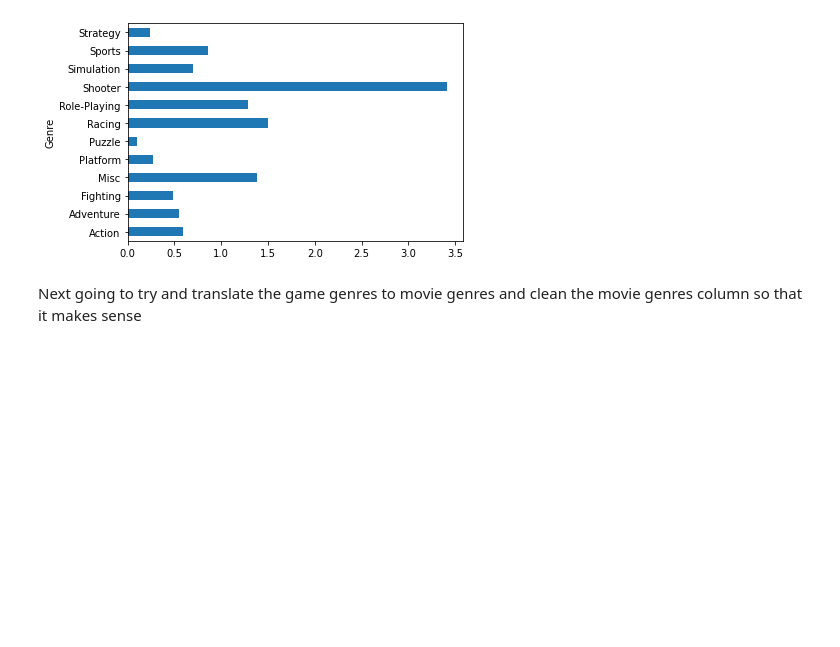
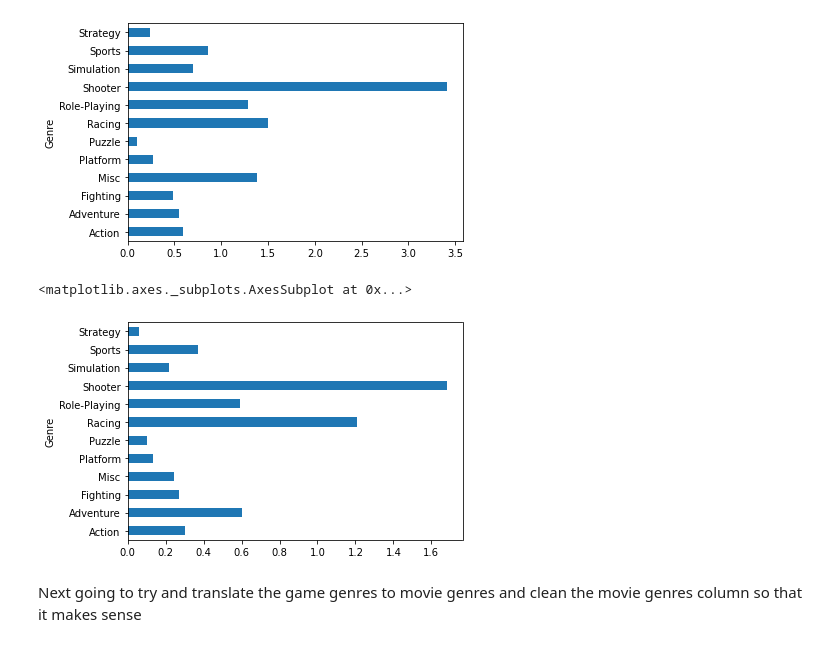
Before and after one commit to ykfarhan/state-of-box-office-analysis, a Jupyter notebook: Amir Data Cleaning.ipynb, the cells around one changed output. Saved outputs shown, nothing was run; the diff lists cells and outputs as text; code cells hidden in the pictures; blank space fills up the shorter version.

```diff
--- a/Amir Data Cleaning.ipynb
+++ b/Amir Data Cleaning.ipynb
@@ -209,5 +224,10 @@ MSIP.groupby('Genre').Global_Sales.mean().plot.barh()
 # %% [output]
 <matplotlib.axes._subplots.AxesSubplot at 0x...>
 [figure]
+# %%
+MSIP.groupby('Genre').Global_Sales.median().plot.barh()
+# %% [output]
+<matplotlib.axes._subplots.AxesSubplot at 0x...>
+[figure, added]
 # %% [markdown]
 Next going to try and translate the game genres to movie genres and clean the movie genres column so that it makes sense
```
Also changed, not shown: parts of 15 cells of this notebook, 1 other file.
